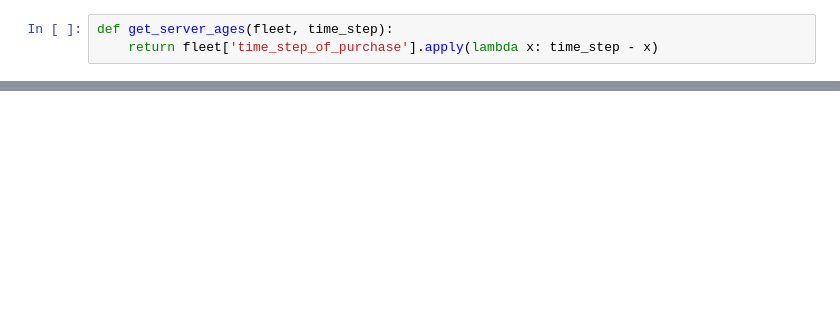
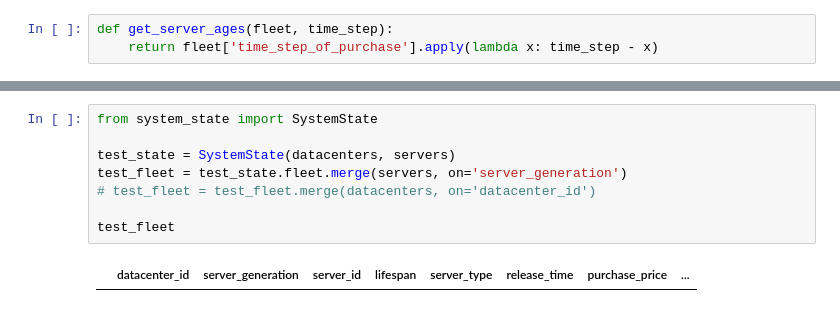
Before and after one commit to degendemolisher/Hackathon-Huawei-FiveGuys, a Jupyter notebook: analyse_data/tests.ipynb, the cells around one changed output, grey strips where cells are left out. Saved outputs shown, nothing was run; the diff lists cells and outputs as text; blank space fills up the shorter version.

Commit message:
system state rep. - test changes (temp)

```diff
--- a/analyse_data/solution_analysis.ipynb
+++ b/analyse_data/tests.ipynb
@@ -169,0 +235,10 @@ Name: time_step_of_purchase, Length: 100, dtype: int64
+# %%
+from system_state import SystemState
+
+test_state = SystemState(datacenters, servers)
+test_fleet = test_state.fleet.merge(servers, on='server_generation')
+# test_fleet = test_fleet.merge(datacenters, on='datacenter_id')
+
+test_fleet
+# %% [output]
+|  | datacenter_id | server_generation | server_id | lifespan | server_type | release_time | purchase_price | ... |
```
Also changed, not shown: parts of 10 cells of this notebook, 2 other files.
